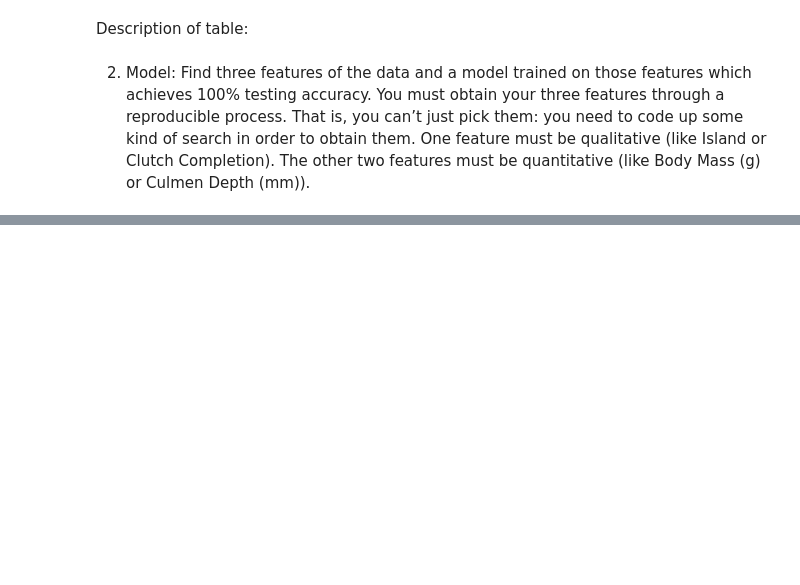
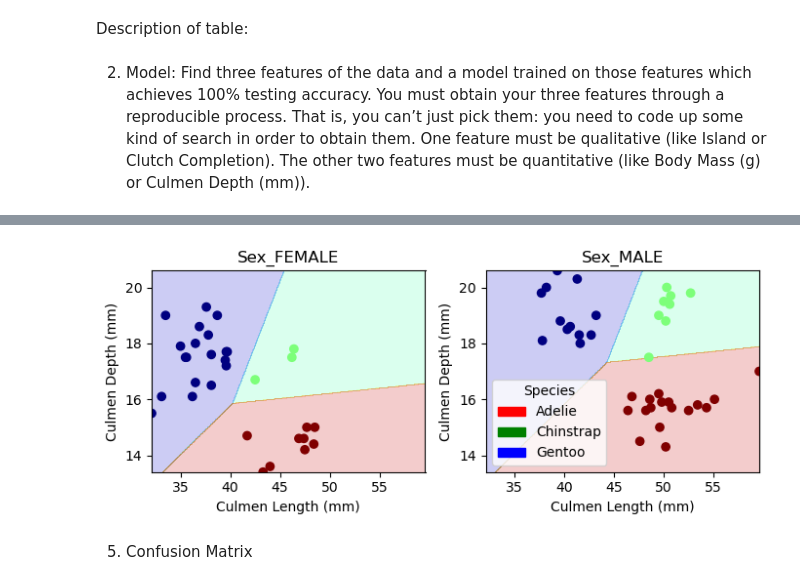
Before and after one commit to lfschweitzer/lfschweitzer.github.io, a Jupyter notebook: homework1.ipynb, the cells around one changed output, grey strips where cells are left out. Drawn from its saved outputs; the diff is of its cells as text; code cells hidden in the pictures; blank space fills up the shorter version.

```diff
--- a/homework1.ipynb
+++ b/homework1.ipynb
@@ -162,0 +277,6 @@ best max depth: {'max_depth': 6}
+# %%
+plot_regions(LR, X_test_selected, y_test)
+# %% [output]
+[figure, added]
+# %% [markdown]
+5. Confusion Matrix
```
Also changed, not shown: parts of 10 cells of this notebook.
